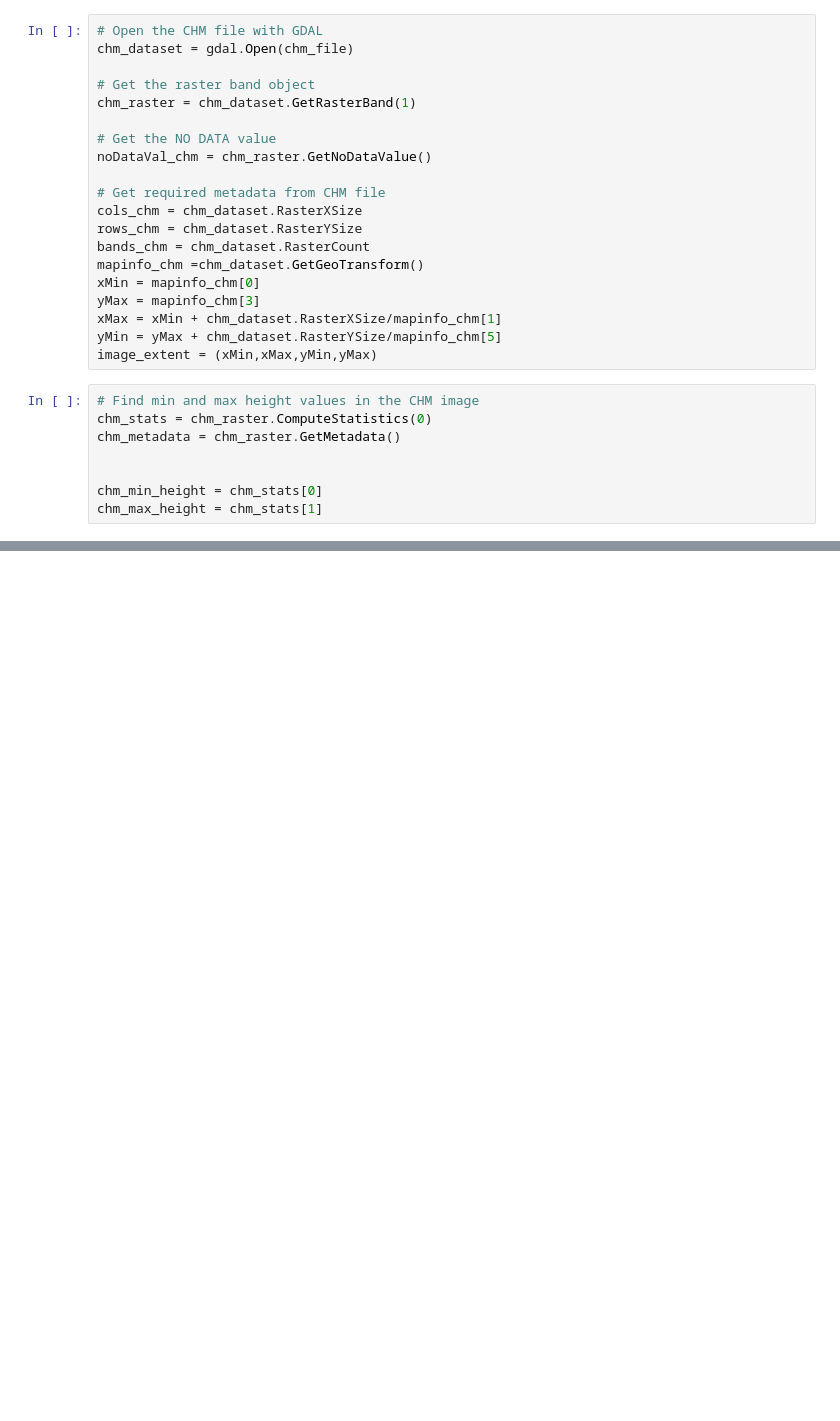
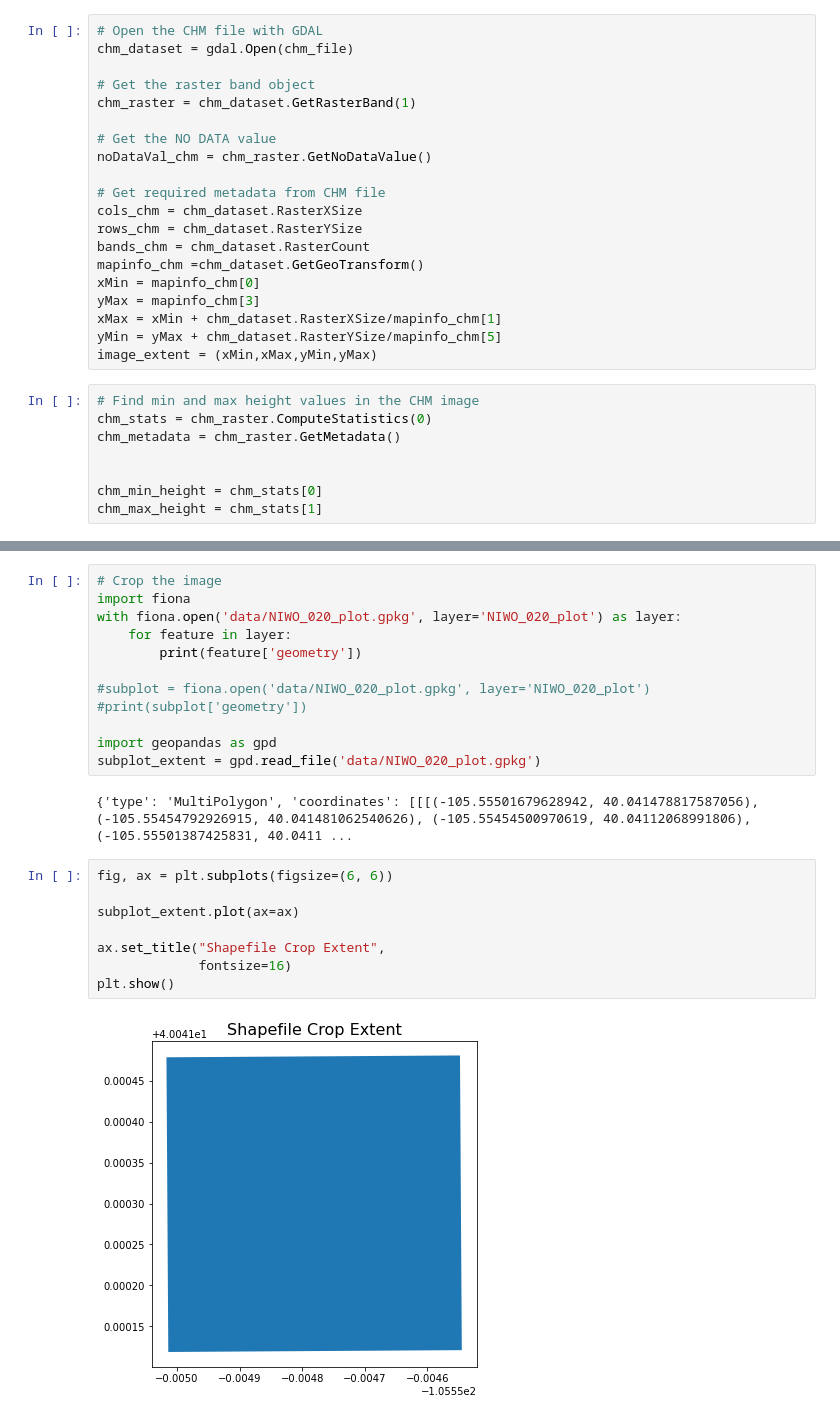
Before and after one commit to vscholl/neon_carbon_estimate, a Jupyter notebook: chm_to_biomass.ipynb, the cells around one changed output, grey strips where cells are left out. Drawn from its saved outputs; the diff is of its cells as text; blank space fills up the shorter version.

```diff
--- a/chm_to_biomass.ipynb
+++ b/chm_to_biomass.ipynb
@@ -98,0 +258,24 @@ plt.savefig(just_chm_file_split[0]+'_'+just_chm_file_split[1]+'_'+just_chm_file_
+# %%
+# Crop the image
+import fiona
+with fiona.open('data/NIWO_020_plot.gpkg', layer='NIWO_020_plot') as layer:
+    for feature in layer:
+        print(feature['geometry'])
+
+#subplot = fiona.open('data/NIWO_020_plot.gpkg', layer='NIWO_020_plot')
+#print(subplot['geometry'])
+
+import geopandas as gpd
+subplot_extent = gpd.read_file('data/NIWO_020_plot.gpkg')
+# %% [output]
+{'type': 'MultiPolygon', 'coordinates': [[[(-105.55501679628942, 40.041478817587056), (-105.55454792926915, 40.041481062540626), (-105.55454500970619, 40.04112068991806), (-105.55501387425831, 40.0411 ...
+# %%
+fig, ax = plt.subplots(figsize=(6, 6))
+
+subplot_extent.plot(ax=ax)
+
+ax.set_title("Shapefile Crop Extent",
+             fontsize=16)
+plt.show()
+# %% [output]
+[figure, added]
```
Also changed, not shown: parts of 12 cells of this notebook, 1 other file.
